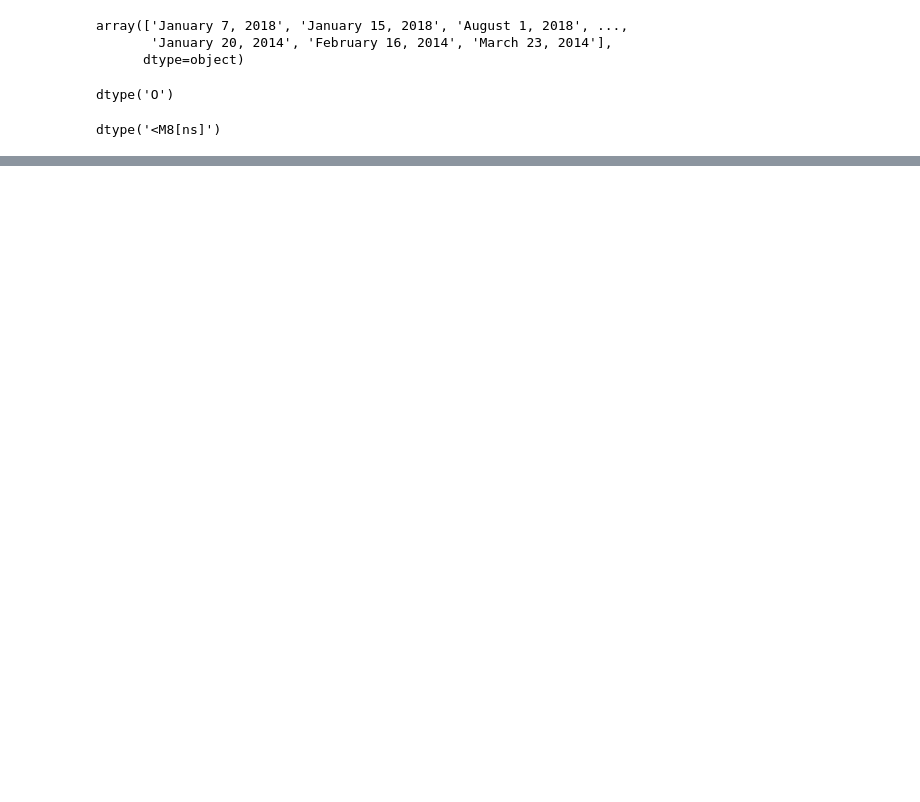
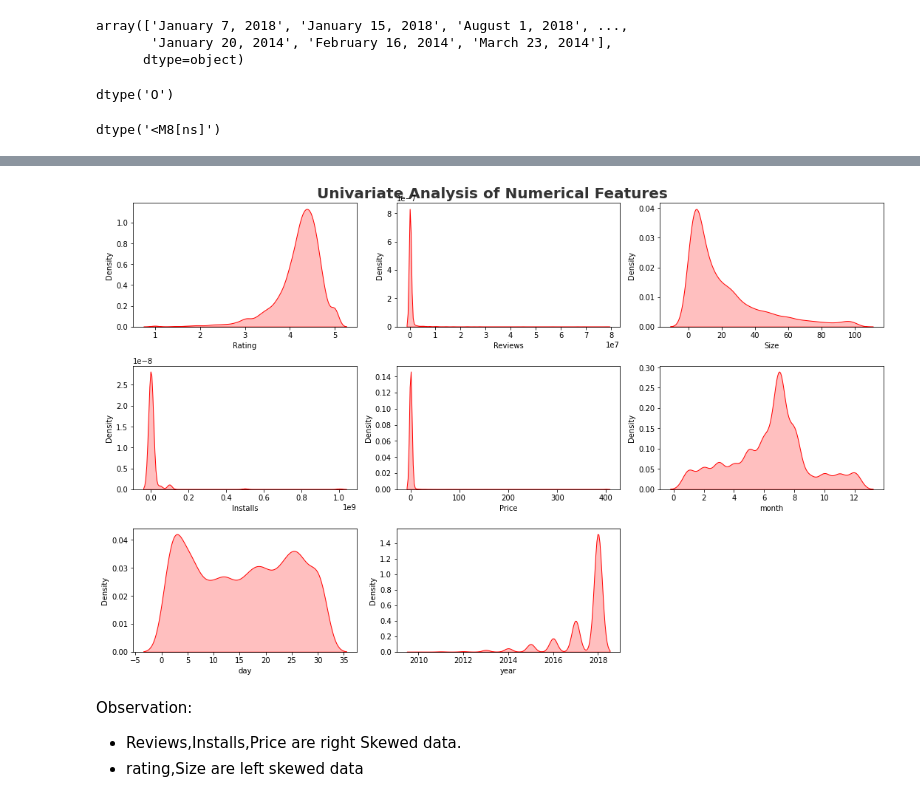
Before and after one commit to prasath9944/EDA, a Jupyter notebook: PlayStoreEDA_FE.ipynb, the cells around one changed output, grey strips where cells are left out. Cells and saved outputs as stored; diff of their text form; code cells hidden in the pictures; blank space fills up the shorter version.

```diff
--- a/PlayStoreEDA_FE.ipynb
+++ b/PlayStoreEDA_FE.ipynb
@@ -523,0 +768,17 @@ memory usage: 1.3+ MB
+# %%
+plt.figure(figsize=(15,15))
+plt.suptitle("Univariate Analysis of Numerical Features",fontsize=20,fontweight='bold',alpha=0.8,y=1.)
+
+for i in range(0,len(numeric_features)):
+  plt.subplot(5,3,i+1)
+  sns.kdeplot(x=df[numeric_features[i]],shade=True,color='r')
+  plt.xlabel(numeric_features[i])
+  plt.tight_layout()
+# %% [output]
+[figure, added]
+# %% [markdown]
+Observation:
+
+
+*   Reviews,Installs,Price are right Skewed data.
+*   rating,Size are left skewed data
```
Also changed, not shown: parts of 56 cells of this notebook.
